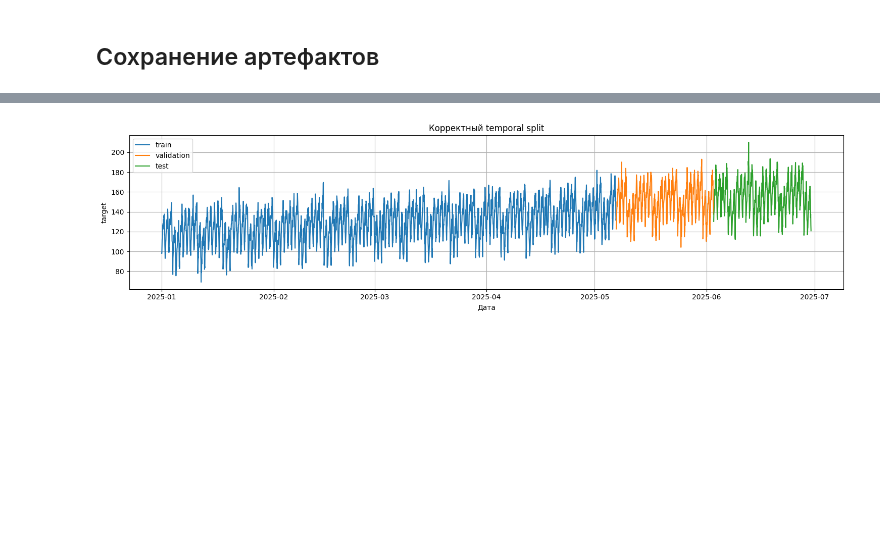
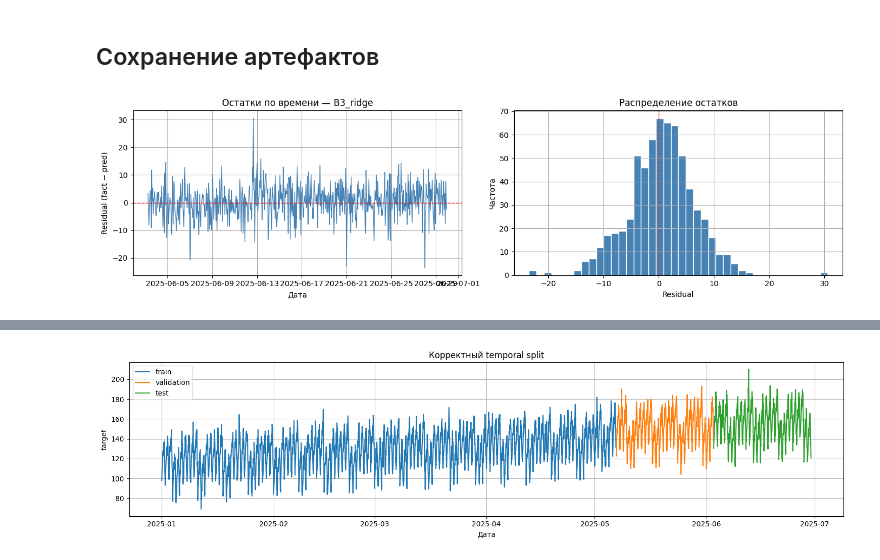
Before and after one commit to pshqd/art_ing_course, a Jupyter notebook: homeworks/HW12/HW12.ipynb, the cells around one changed output, grey strips where cells are left out. Saved outputs shown, nothing was run; the diff lists cells and outputs as text; code cells hidden in the pictures; blank space fills up the shorter version.

```diff
--- a/homeworks/HW12/HW12.ipynb
+++ b/homeworks/HW12/HW12.ipynb
@@ -648,3 +648,87 @@ print(f"Test metrics for best model ({best_model_name}):", best_test_metrics)
 Test metrics for best model (B3_ridge): {'MAE': 4.558187125691041, 'RMSE': 5.927031080225117, 'MAPE': 2.975718965878172}
 # %% [markdown]
 ## Сохранение артефактов
+# %%
+residuals = best_test_true - best_test_pred
+
+fig, axes = plt.subplots(1, 2, figsize=(14, 4))
+
+axes[0].plot(best_test_dates, residuals, color="steelblue", linewidth=1.0)
+axes[0].axhline(0, color="red", linestyle="--", linewidth=1.0)
+axes[0].set_title(f"Остатки по времени — {best_model_name}")
+axes[0].set_xlabel("Дата")
+axes[0].set_ylabel("Residual (fact − pred)")
+
+axes[1].hist(residuals, bins=40, color="steelblue", edgecolor="white")
+axes[1].axvline(0, color="red", linestyle="--", linewidth=1.0)
+axes[1].set_title("Распределение остатков")
+axes[1].set_xlabel("Residual")
+axes[1].set_ylabel("Частота")
+
+plt.tight_layout()
+plt.savefig(FIG_DIR + "residuals_best.png", dpi=100)
+plt.show()
+print("Среднее остатков:", residuals.mean().round(4))
+print("Std остатков:    ", residuals.std().round(4))
+
+abs_errors = np.abs(residuals)
+
+fig, ax = plt.subplots(figsize=(14, 4))
+ax.fill_between(best_test_dates, abs_errors, alpha=0.4, color="tomato", label="|error|")
+ax.plot(best_test_dates, abs_errors, color="tomato", linewidth=0.8)
+
+# Скользящее среднее ошибки для читаемости
+window_err = min(14, len(abs_errors) // 4)
+rolling_err = pd.Series(abs_errors).rolling(window_err, center=True).mean()
+ax.plot(best_test_dates, rolling_err, color="darkred", linewidth=2.0,
+        label=f"rolling mean ({window_err}d)")
+
+ax.set_title(f"Абсолютная ошибка по времени — {best_model_name}")
+ax.set_xlabel("Дата")
+ax.set_ylabel("|fact − pred|")
+ax.legend()
+plt.tight_layout()
+plt.savefig(FIG_DIR + "error_by_time.png", dpi=100)
+plt.show()
+
+
+# %% Примеры признаков (feature_examples.png)
+fig, axes = plt.subplots(3, 1, figsize=(14, 10))
+
+sample_dates = features_df["date"]
+
+# 1. Лаги
+axes[0].plot(sample_dates, features_df["target"],  label="target",       linewidth=1.2, alpha=0.8)
+axes[0].plot(sample_dates, features_df["lag_1"],   label="lag_1",        linewidth=1.0, linestyle="--")
+axes[0].plot(sample_dates, features_df["lag_7"],   label="lag_7",        linewidth=1.0, linestyle="--")
+axes[0].plot(sample_dates, features_df["lag_28"],  label="lag_28",       linewidth=1.0, linestyle="--")
+axes[0].set_title("Лаговые признаки")
+axes[0].set_ylabel("Значение")
+axes[0].legend(ncol=4)
+
+# 2. Rolling-средние
+axes[1].plot(sample_dates, features_df["target"],           label="target",         linewidth=1.2, alpha=0.8)
+axes[1].plot(sample_dates, features_df["rolling_mean_7"],   label="rolling_mean_7", linewidth=1.2, linestyle="-.")
+axes[1].plot(sample_dates, features_df["rolling_mean_28"],  label="rolling_mean_28",linewidth=1.2, linestyle="-.")
+axes[1].plot(sample_dates, features_df["ewm_3"],            label="ewm_alpha=0.3",  linewidth=1.2, linestyle=":")
+axes[1].set_title("Rolling и EWM признаки")
+axes[1].set_ylabel("Значение")
+axes[1].legend(ncol=4)
+
+# 3. Разности
+axes[2].plot(sample_dates, features_df["diff_1"],  label="diff_1",  linewidth=1.0)
+axes[2].plot(sample_dates, features_df["diff_7"],  label="diff_7",  linewidth=1.0)
+axes[2].plot(sample_dates, features_df["diff_28"], label="diff_28", linewidth=1.0)
+axes[2].axhline(0, color="black", linewidth=0.8, linestyle="--")
+axes[2].set_title("Признаки разности")
+axes[2].set_xlabel("Дата")
+axes[2].set_ylabel("Δ значение")
+axes[2].legend(ncol=3)
+
+plt.tight_layout()
+plt.savefig(FIG_DIR + "feature_examples.png", dpi=100)
+plt.show()
+
+print("Все три опциональных графика сохранены в", FIG_DIR)
+# %% [output]
+[figure, added]
```
Also changed, not shown: parts of 1 cell of this notebook, 4 other files.
